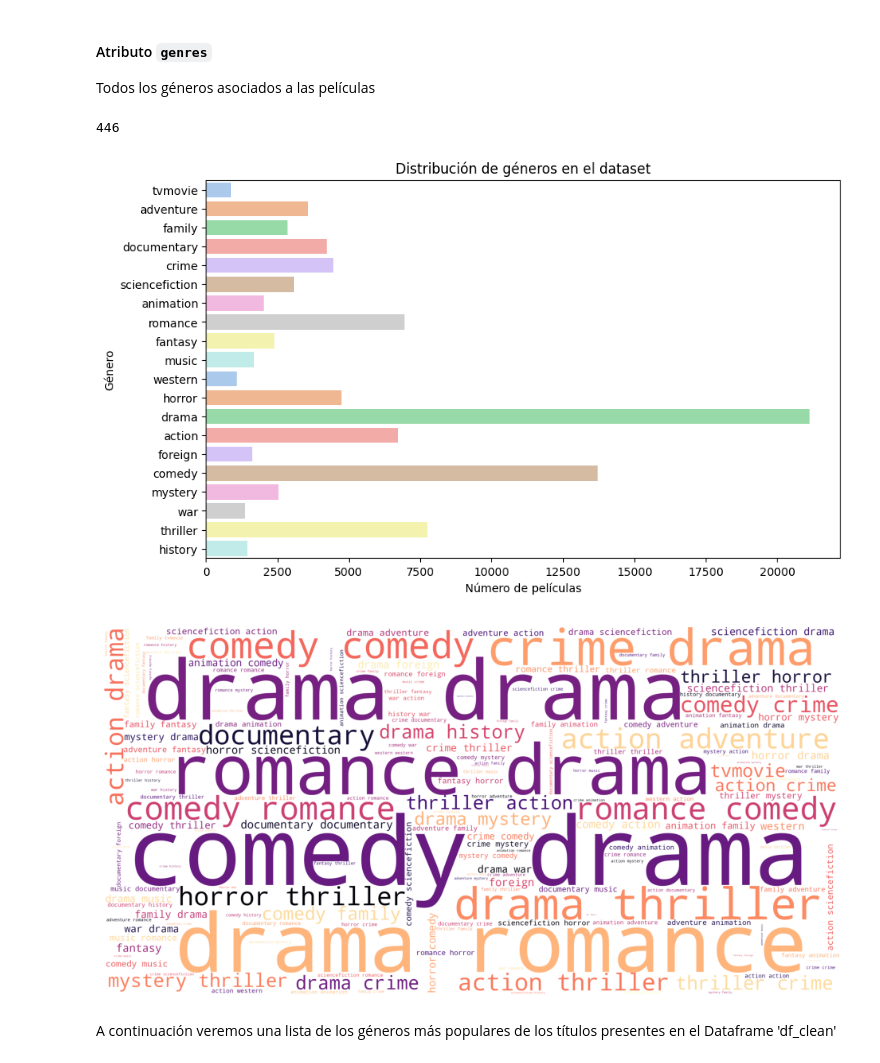
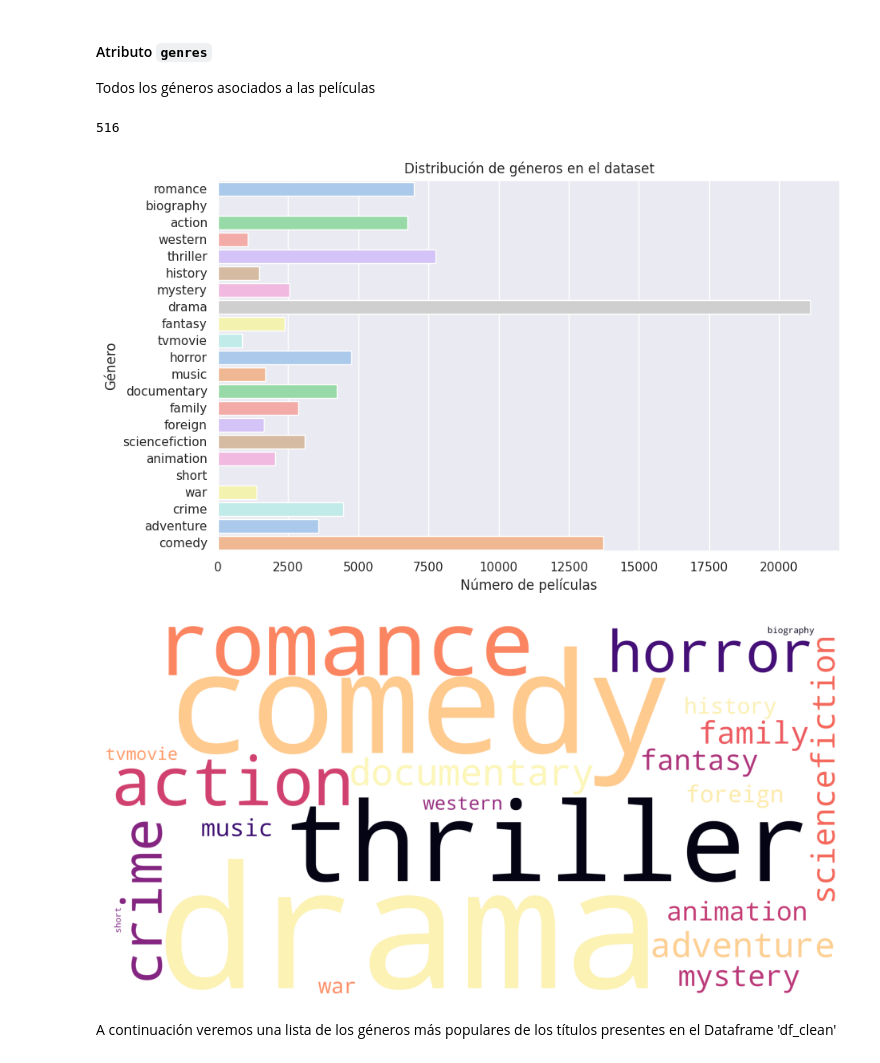
Before and after one commit to DanniRodrJ/Content-Based_Movie_Recommendation_System, a Jupyter notebook: data-science-notebooks/EDA.ipynb, the cells around one changed output. Drawn from its saved outputs; the diff is of its cells as text; code cells hidden in the pictures.

```diff
--- a/data-science-notebooks/EDA.ipynb
+++ b/data-science-notebooks/EDA.ipynb
@@ -11,11 +11,13 @@ import matplotlib.dates as mdates
 from matplotlib.ticker import FuncFormatter
 import calendar
 from wordcloud import WordCloud, STOPWORDS
+sns.set()
+sns.set_palette('pastel')
 # %% [markdown]
 ## **Ingesta de Datos limpios**
 # %%
-# Leer el archivo .csv que fue exportado de la limpieza previa
-df_clean = pd.read_csv('/content/drive/MyDrive/Colab Notebooks/PI_MLOps/movies_clean.csv')
+# Leer el archivo .parquet que fue exportado de la limpieza previa
+df_clean = pd.read_parquet('/content/drive/MyDrive/Colab Notebooks/PI_MLOps/movies_clean.parquet')
 # %% [markdown]
 ## **Descripción general de los datos**
 # %%
@@ -540,7 +542,7 @@ Todos los géneros asociados a las películas
 # Verificar la cantidad de valores faltantes para la columna "genres"
 df_clean.genres.isnull().sum()
 # %% [output]
-446
+516
 # %%
 # Eliminar filas con valores faltantes en la columna "genres"
 df_mod_clean = df_clean.dropna(subset=['genres'])
@@ -580,27 +582,33 @@ plt.ylabel('Género')
 plt.title('Distribución de géneros en el dataset')
 plt.show()
 # %% [output]
-[figure, old version]
+[figure, new version]
 # %%
 # Eliminar filas con valores faltantes en la columna "genres"
 df_mod_clean = df_clean.dropna(subset=['genres'])
+
+from collections import Counter
 
 # Crear una lista de todas las palabras en la columna "genres"
 all_genres = []
 for genres in df_mod_clean['genres']:
     genres_list = genres.split(',')
     all_genres.extend(genres_list)
 
-# Convertir la lista de palabras en un string
-genres_string = ' '.join(all_genres)
+# Calcular la frecuencia de cada género
+genres_counts = Counter(all_genres)
 
-title_wordcloud = WordCloud(background_color = 'white', height = 2000, width = 4000, colormap = 'magma').generate(genres_string)
-plt.figure(figsize = (12,6))
+# Crear un diccionario con los géneros y sus frecuencias
+genres_dict = dict(genres_counts)
+
+# Generar la nube de palabras con todos los géneros
+title_wordcloud = WordCloud(background_color='white', height=2000, width=4000, colormap='magma').generate_from_frequencies(genres_dict)
+plt.figure(figsize=(12, 6))
 plt.imshow(title_wordcloud)
 plt.axis('off')
 plt.show()
 # %% [output]
-[figure, old version]
+[figure, new version]
 # %% [markdown]
 A continuación veremos una lista de los géneros más populares de los títulos presentes en el Dataframe 'df_clean'
 # %%
```
Also changed, not shown: parts of 71 cells of this notebook, 1 other file.
